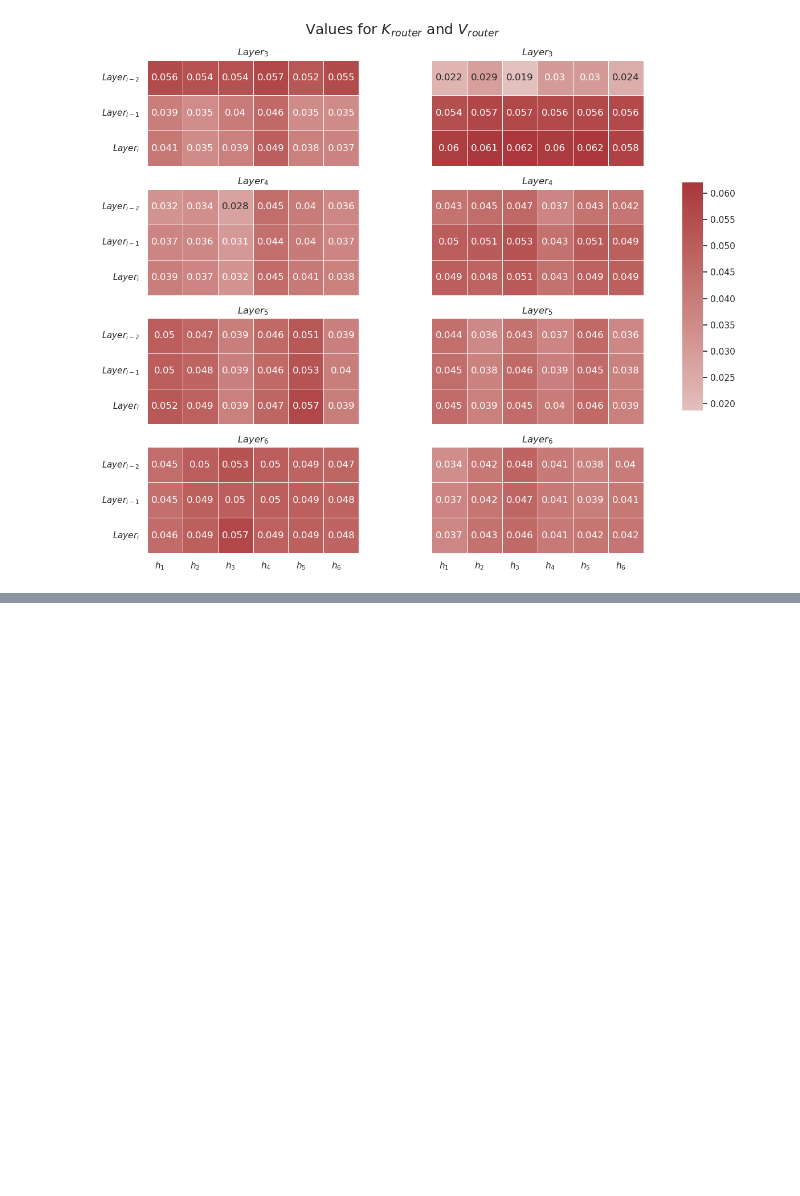
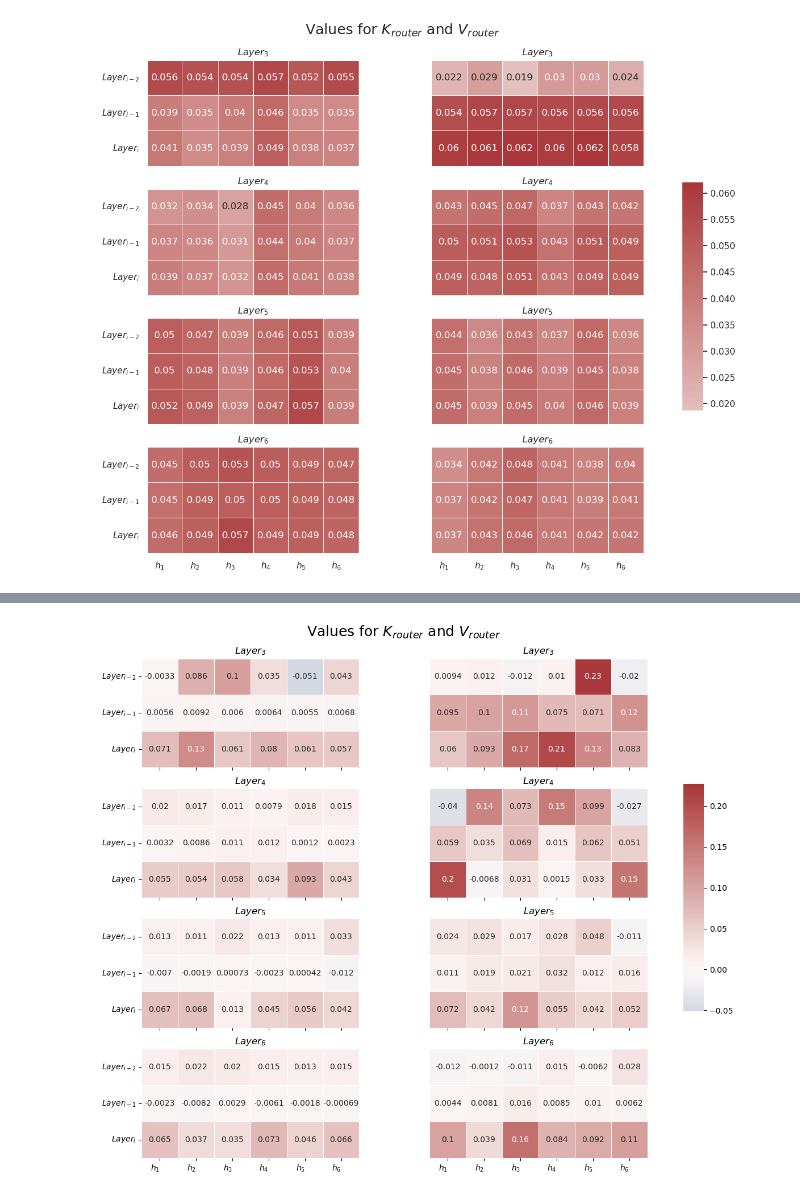
Before and after one commit to Vadimbuildercxx/reflex_attention, a Jupyter notebook: experiments.ipynb, the cells around one changed output, grey strips where cells are left out. Saved outputs shown, nothing was run; the diff lists cells and outputs as text; code cells hidden in the pictures; blank space fills up the shorter version.

```diff
--- a/experiments.ipynb
+++ b/experiments.ipynb
@@ -135,6 +177,8 @@ def get_model_by_path(ckpt_path, device):
     model.load_state_dict(state_dict)
     return model
 # %%
-gpt2_mini_6l_5h_classic = get_model_by_path("gpt2-mini-6l-5h-emb768-do-0-classic-ckpt.pt", "cuda")
+gpt2_mini_6l_5h_classic = get_model_by_path("gpt2-mini-6l-5h-emb768-do-0-classic-ckpt.pt", "cpu")
+gpt2_mini_6l_5h_reflex= get_model_by_path("gpt2-mini-6l-5h-emb768-do-0-reflex-ckpt.pt", "cpu")
+gpt2_mini_6l_5h_route = get_model_by_path("gpt2-mini-6l-5h-emb768-do-0-route-ckpt.pt", "cpu")
 # %% [output]
 number of parameters: 81.11M
@@ -141,3 +186,0 @@ number of parameters: 81.11M
-# %%
-gpt2_mini_6l_5h_reflex= get_model_by_path("gpt2-mini-6l-5h-emb768-do-0-reflex-ckpt.pt", "cuda")
-gpt2_mini_6l_5h_route = get_model_by_path("gpt2-mini-6l-5h-emb768-do-0-route-ckpt.pt", "cuda")
@@ -239,3 +274,76 @@ f.tight_layout(rect=[0, 0, .95, 1])
 plt.savefig('images/layers_connection_compare.png')
 # %% [output]
 [figure]
+# %%
+gpt2_mini_6l_5h_route_mul = get_model_by_path("gpt2-mini-6l-5h-emb768-do-0-route-mul.pt", "cpu")
+
+H = gpt2_mini_6l_5h_route_mul.config.n_head
+HS = 3
+v_router_values = []
+for i in range(2,len(gpt2_mini_6l_5h_route_mul.transformer.h)):
+    v_router_values.append(gpt2_mini_6l_5h_route_mul.transformer.h[i].attn.v_router.data.view(HS, H))
+v_router_values = torch.stack(v_router_values)
+
+k_router_values = []
+for i in range(2,len(gpt2_mini_6l_5h_route_mul.transformer.h)):
+    k_router_values.append(gpt2_mini_6l_5h_route_mul.transformer.h[i].attn.k_router.data.view(HS, H))
+k_router_values = torch.stack(k_router_values)
+
+v_router_values, k_router_values
+
+from string import ascii_letters
+import numpy as np
+import pandas as pd
+import seaborn as sns
+import matplotlib.pyplot as plt
+import matplotlib as mpl
+
+# Set up the matplotlib figure
+f, ax = plt.subplots(4,2,figsize=(12, 10))
+
+cbar_ax = f.add_axes([.91, .3, .03, .4])
+
+t = torch.stack([k_router_values, v_router_values])
+vmin = t.min()
+vmax = t.max()
+
+# Generate a custom diverging colormap
+cmap = sns.diverging_palette(230, 20, as_cmap=True)
+
+f.suptitle("Values for $K_{router}$ and $V_{router}$", fontsize=18)
+
+for i in range(k_router_values.shape[0]):
+    corr = k_router_values[i]
+    ax[i,0].set_title(f"$Layer_{i+3}$")
+    # Draw the heatmap with the mask and correct aspect ratio
+    sns.heatmap(corr, cmap=sns.color_palette("vlag", as_cmap=True),
+                vmin=vmin, vmax=vmax,
+                annot = True, center=0,
+                square=True, linewidths=.5, cbar_kws={"shrink": .5},
+                ax=ax[i,0], cbar_ax=cbar_ax)
+
+for i in range(v_router_values.shape[0]):
+    corr = v_router_values[i]
+    # Draw the heatmap with the mask and correct aspect ratio
+    ax[i,1].set_title(f"$Layer_{i+3}$")
+    sns.heatmap(corr, cmap=sns.color_palette("vlag", as_cmap=True),
+                vmin=vmin, vmax=vmax,
+                annot = True, center=0,
+                square=True, linewidths=.5, cbar_kws={"shrink": .5},
+                ax=ax[i,1], cbar_ax= cbar_ax)
+
+for i in range(v_router_values.shape[0]):
+    ax[i,0].set_yticklabels(["$Layer_{i-2}$", "$Layer_{i-1}$", "$Layer_{i}$"], rotation=0, ha='right')
+    ax[i,1].set_yticks([])
+
+    ax[i,0].set_xticklabels([])
+    ax[i,1].set_xticklabels([])
+
+for i in range(2):
+    ax[-1,i].set_xticklabels([f"$h_{i}$" for i in range(1, H+1)], rotation=0, ha='right')
+
+
+f.tight_layout(rect=[0, 0, .95, 1])
+
+plt.savefig('images/layers_connection_compare_mul.png')
+# %% [output]
@@ -241,0 +351 @@ plt.savefig('images/layers_connection_compare.png')
+[figure, added]
```
Also changed, not shown: parts of 24 cells of this notebook, 11 other files.
